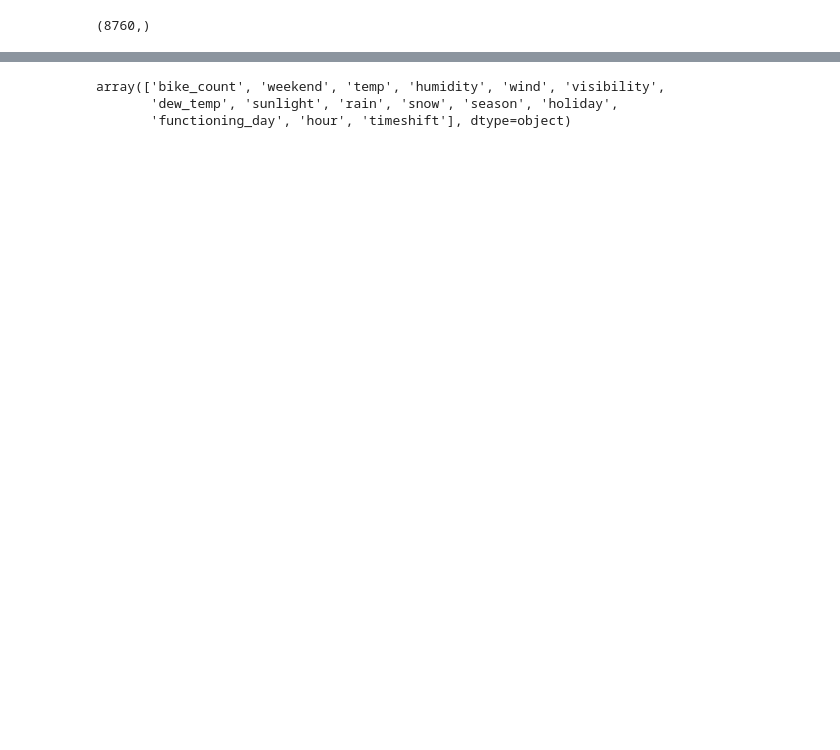
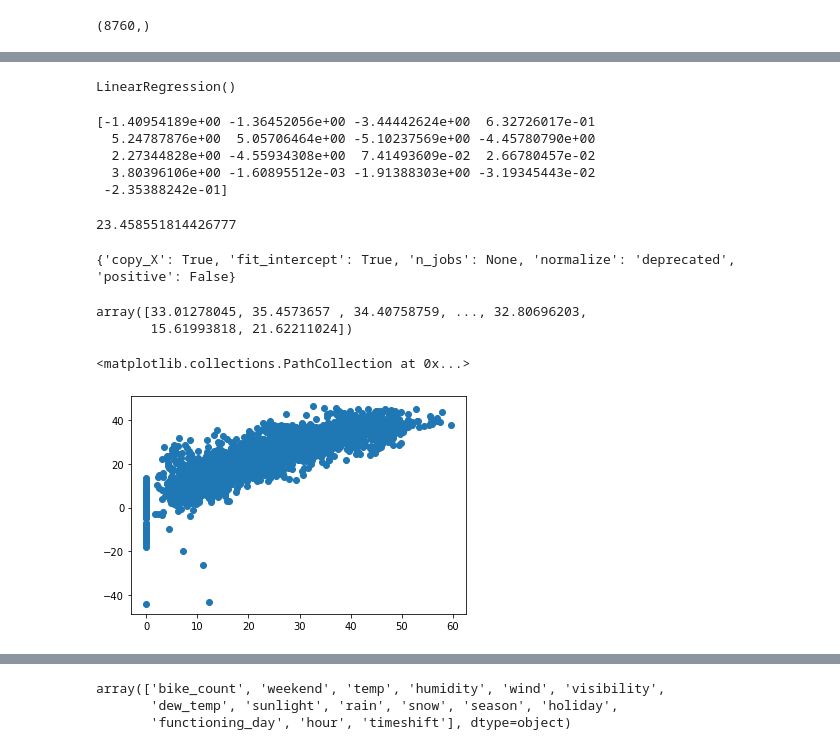
Before and after one commit to gkunal8019/Bike-Sharing-Demand-Prediction, a Jupyter notebook: Bike_Sharing_Demand_Prediction_Capstone_Project.ipynb, the cells around one changed output, grey strips where cells are left out. Saved outputs shown, nothing was run; the diff lists cells and outputs as text; code cells hidden in the pictures; blank space fills up the shorter version.

```diff
--- a/Bike_Sharing_Demand_Prediction_Capstone_Project.ipynb
+++ b/Bike_Sharing_Demand_Prediction_Capstone_Project.ipynb
@@ -478,0 +538,2 @@ y.shape
+# %%
+x_test = scale.transform(x_test)
@@ -478,0 +542,37 @@ y.shape
+# %%
+regression = LinearRegression()
+# %%
+regression.fit(x_train,y_train)
+# %% [output]
+LinearRegression()
+# %%
+#print the coef
+print(regression.coef_)
+# %% [output]
+[-1.40954189e+00 -1.36452056e+00 -3.44442624e+00  6.32726017e-01
+  5.24787876e+00  5.05706464e+00 -5.10237569e+00 -4.45780790e+00
+  2.27344828e+00 -4.55934308e+00  7.41493609e-02  2.66780457e-02
+  3.80396106e+00 -1.60895512e-03 -1.91388303e+00 -3.19345443e-02
+ -2.35388242e-01]
+# %%
+print(regression.intercept_)
+# %% [output]
+23.458551814426777
+# %%
+# On which parameter the model has been train
+print(regression.get_params())
+# %% [output]
+{'copy_X': True, 'fit_intercept': True, 'n_jobs': None, 'normalize': 'deprecated', 'positive': False}
+# %%
+reg_pred = regression.predict(x_test)
+# %%
+reg_pred
+# %% [output]
+array([33.01278045, 35.4573657 , 34.40758759, ..., 32.80696203,
+       15.61993818, 21.62211024])
+# %%
+#plot for the prediction
+plt.scatter(y_test,reg_pred)
+# %% [output]
+<matplotlib.collections.PathCollection at 0x...>
+[figure, added]
```
Also changed, not shown: parts of 27 cells of this notebook.
